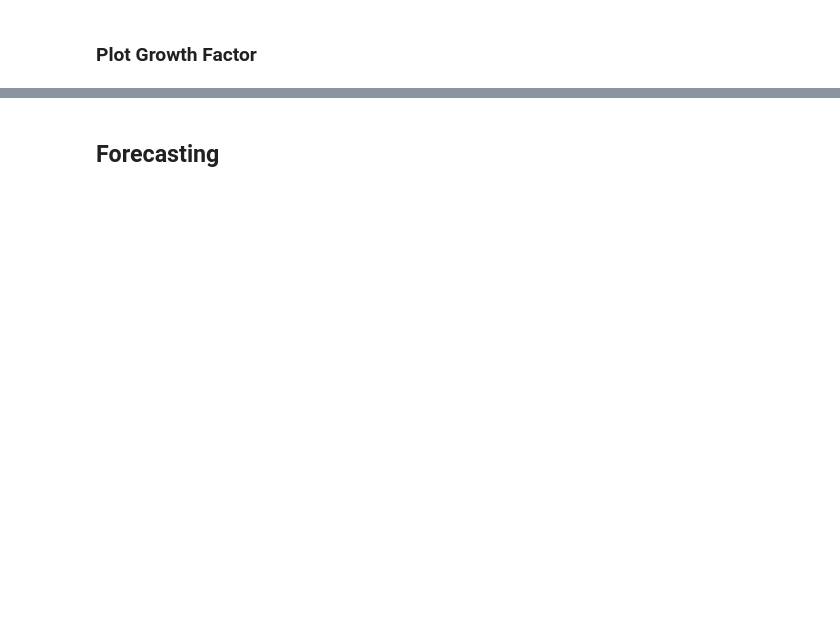
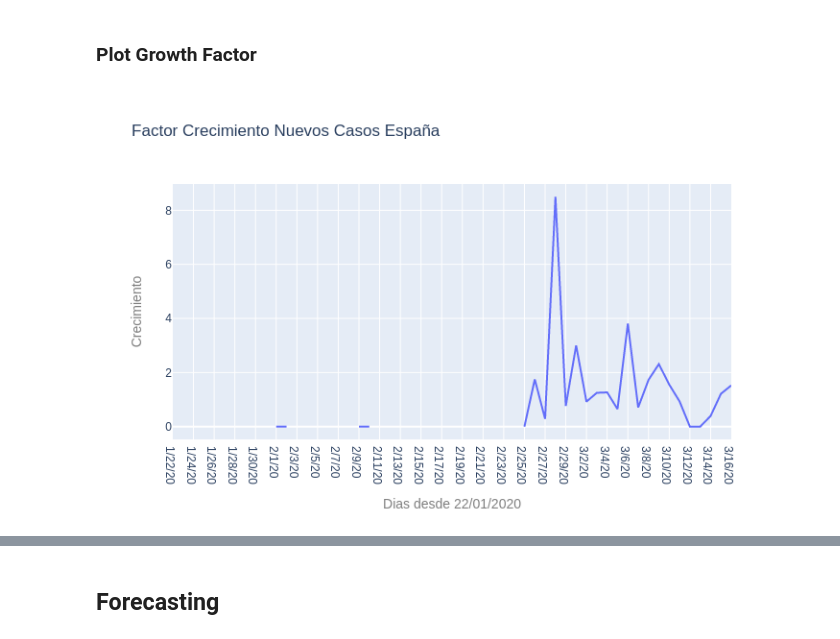
Before and after one commit to kairosart/coronavirus, a Jupyter notebook: Coronavirus (COVID-19) España.ipynb, the cells around one changed output, grey strips where cells are left out. Saved outputs shown, nothing was run; the diff lists cells and outputs as text; code cells hidden in the pictures; blank space fills up the shorter version.

```diff
--- a/Coronavirus (COVID-19) España.ipynb
+++ b/Coronavirus (COVID-19) España.ipynb
@@ -241,3 +300,31 @@ confirm_trans.tail()
 confirm_trans['Growth Factor'] = confirm_trans['Growth Factor'].replace(np.inf, 0)
 # %% [markdown]
 ### Plot Growth Factor
+# %%
+#data
+x = confirm_trans.index
+y = confirm_trans['Growth Factor']
+#mean = mean(y)
+
+# line
+trace = go.Line(
+    x=x,
+    y=y,
+)
+
+
+# layout
+layout = go.Layout(title = "Factor Crecimiento Nuevos Casos España",
+    xaxis=dict(title = go.layout.xaxis.Title(text='Dias desde 22/01/2020',
+                                             font=dict(size=14,
+                                             color='#7f7f7f'))),
+                   yaxis=dict(title = go.layout.yaxis.Title(text='Crecimiento',
+                                             font=dict(size=14,
+                                             color='#7f7f7f'))))
+
+# Plot
+fig = go.Figure(data=[trace], layout=layout)
+#fig.update_layout(yaxis_type="log")
+iplot(fig)
+# %% [output]
+[figure, added]
```
Also changed, not shown: parts of 91 cells of this notebook.
